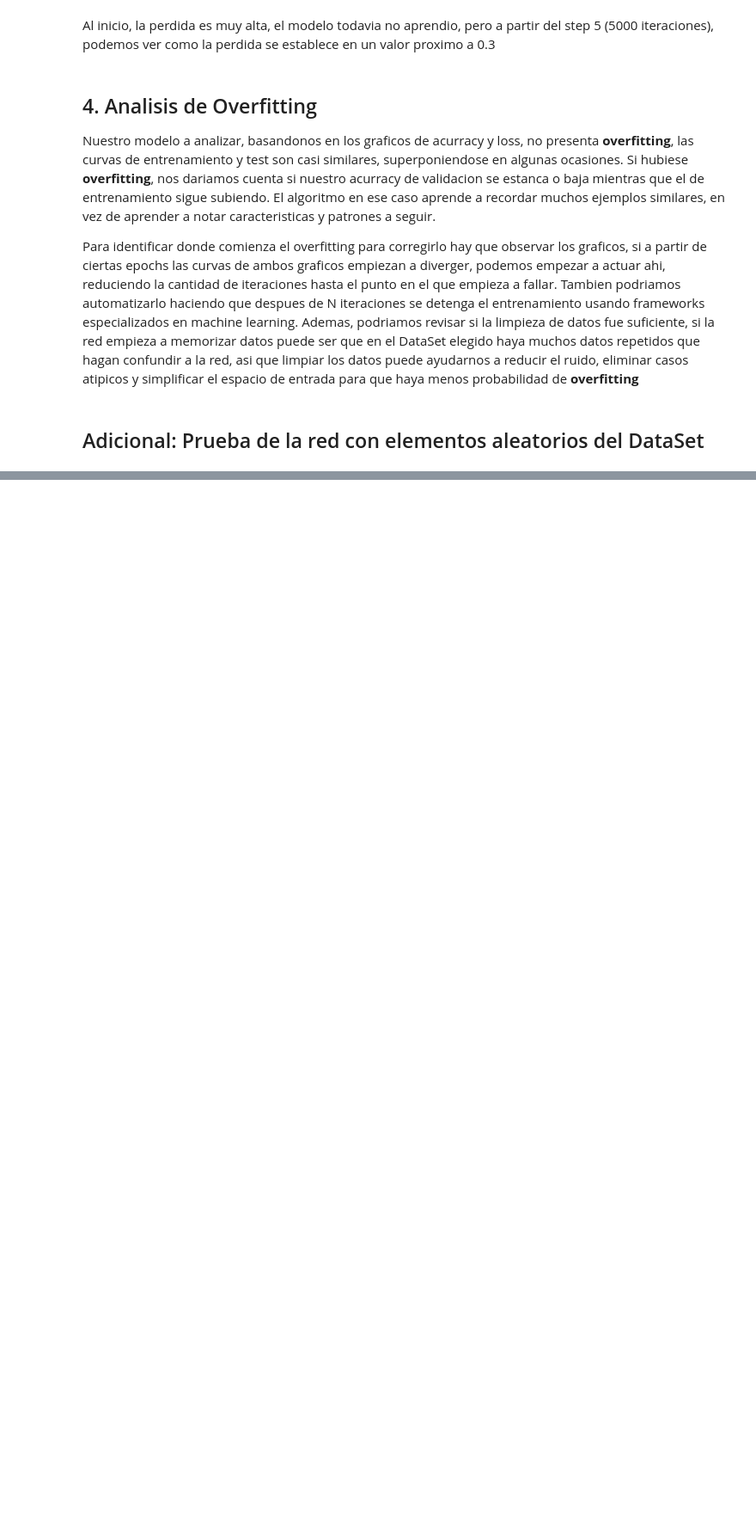
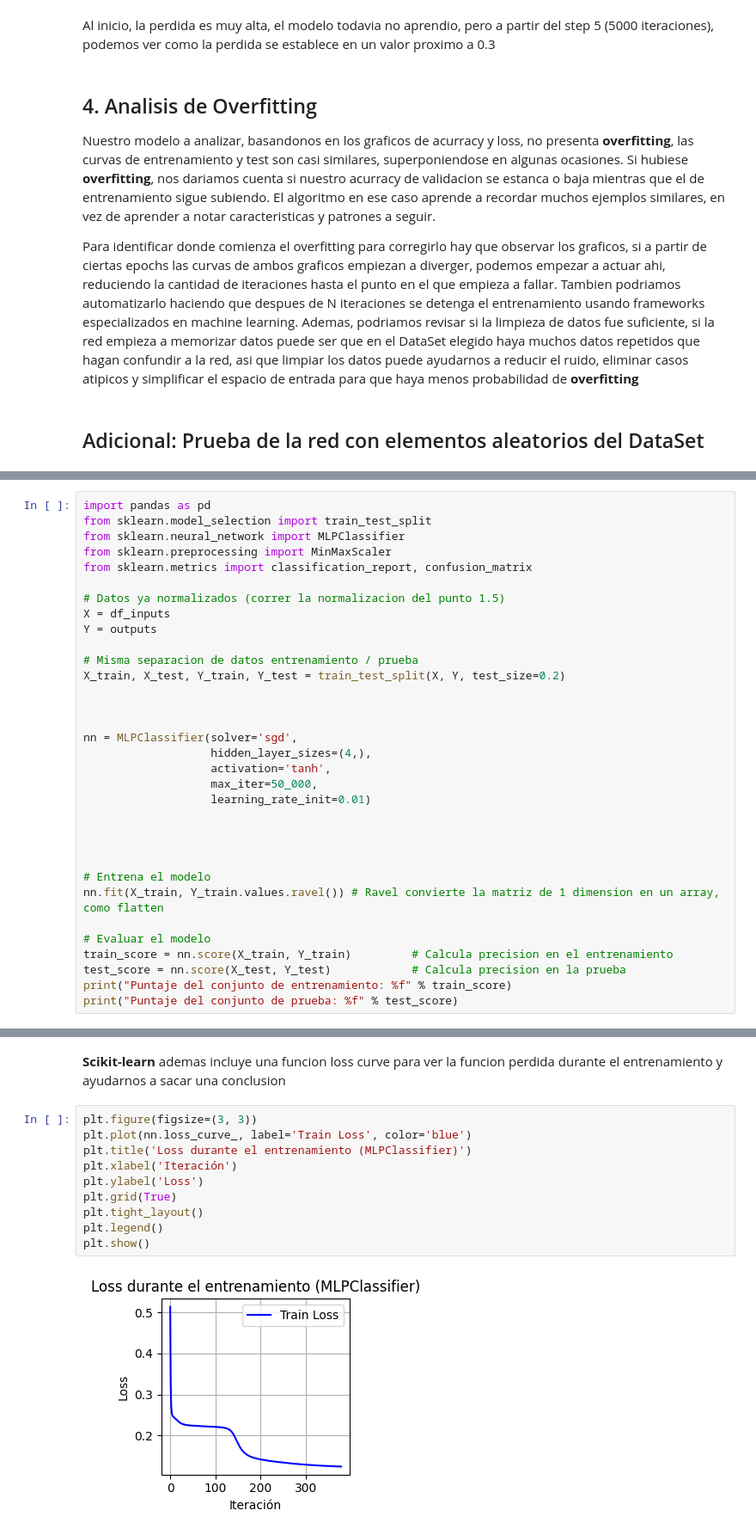
Before and after one commit to LeanSChavez/TP_FINAL_MATE3, a Jupyter notebook: TP_Final.ipynb, the cells around one changed output, grey strips where cells are left out. Shown: that part at 86% size. Saved outputs shown, nothing was run; the diff lists cells and outputs as text; blank space fills up the shorter version.

Commit message:
Falta conclusion

```diff
--- a/TP_Final.ipynb
+++ b/TP_Final.ipynb
@@ -424,0 +431,33 @@ Acción real en el dataframe: 0
+# %%
+import pandas as pd
+from sklearn.model_selection import train_test_split
+from sklearn.neural_network import MLPClassifier
+from sklearn.preprocessing import MinMaxScaler
+from sklearn.metrics import classification_report, confusion_matrix
+
+# Datos ya normalizados (correr la normalizacion del punto 1.5)
+X = df_inputs
+Y = outputs
+
+# Misma separacion de datos entrenamiento / prueba
+X_train, X_test, Y_train, Y_test = train_test_split(X, Y, test_size=0.2)
+
+
+
+nn = MLPClassifier(solver='sgd',
+                   hidden_layer_sizes=(4,),
+                   activation='tanh',
+                   max_iter=50_000,
+                   learning_rate_init=0.01)
+
+
+
+
+# Entrena el modelo
+nn.fit(X_train, Y_train.values.ravel()) # Ravel convierte la matriz de 1 dimension en un array, como flatten
+
+# Evaluar el modelo
+train_score = nn.score(X_train, Y_train)         # Calcula precision en el entrenamiento
+test_score = nn.score(X_test, Y_test)            # Calcula precision en la prueba
+print("Puntaje del conjunto de entrenamiento: %f" % train_score)
+print("Puntaje del conjunto de prueba: %f" % test_score)
@@ -424,0 +467,14 @@ Acción real en el dataframe: 0
+# %% [markdown]
+**Scikit-learn** ademas incluye una funcion loss curve para ver la funcion perdida durante el entrenamiento y ayudarnos a sacar una conclusion
+# %%
+plt.figure(figsize=(3, 3))
+plt.plot(nn.loss_curve_, label='Train Loss', color='blue')
+plt.title('Loss durante el entrenamiento (MLPClassifier)')
+plt.xlabel('Iteración')
+plt.ylabel('Loss')
+plt.grid(True)
+plt.tight_layout()
+plt.legend()
+plt.show()
+# %% [output]
+[figure, added]
```
Also changed, not shown: parts of 12 cells of this notebook.
